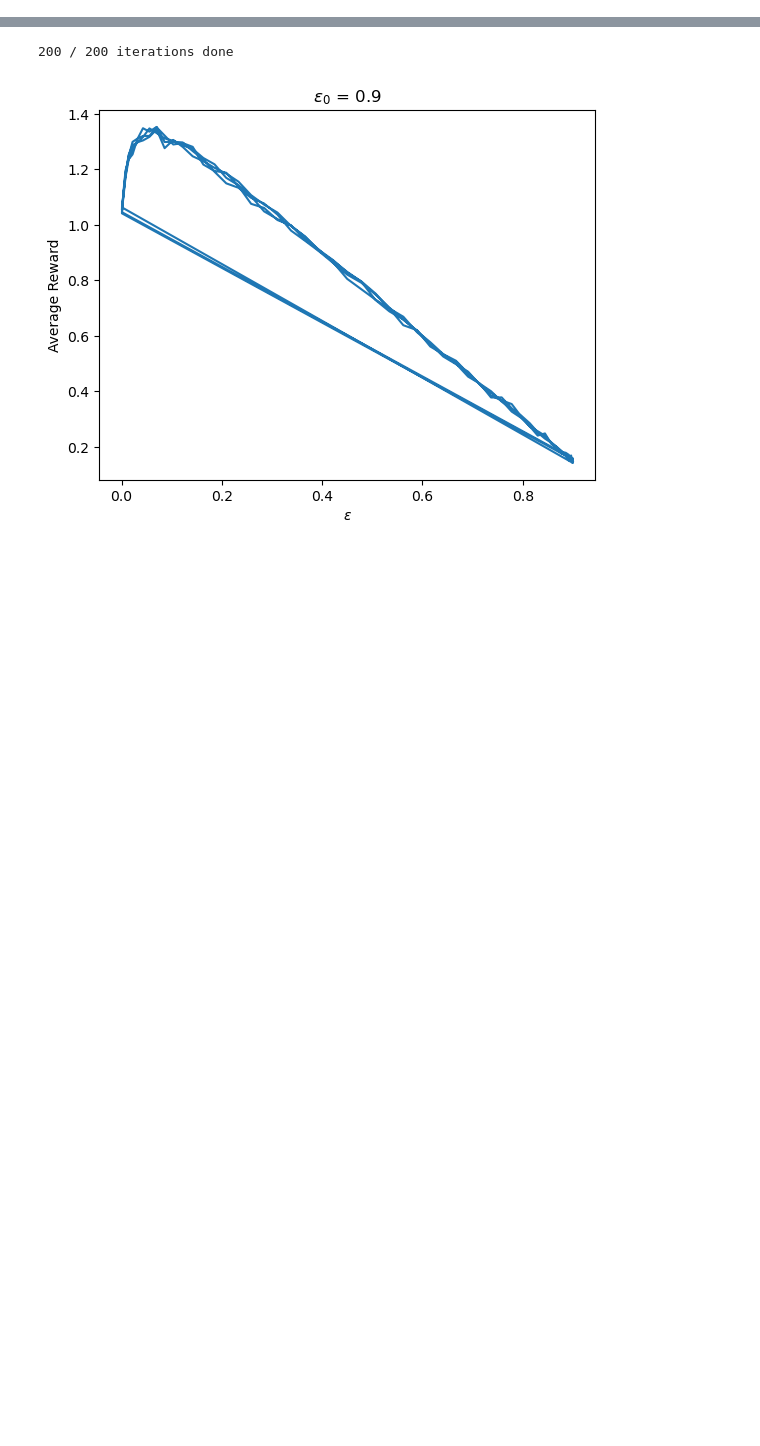
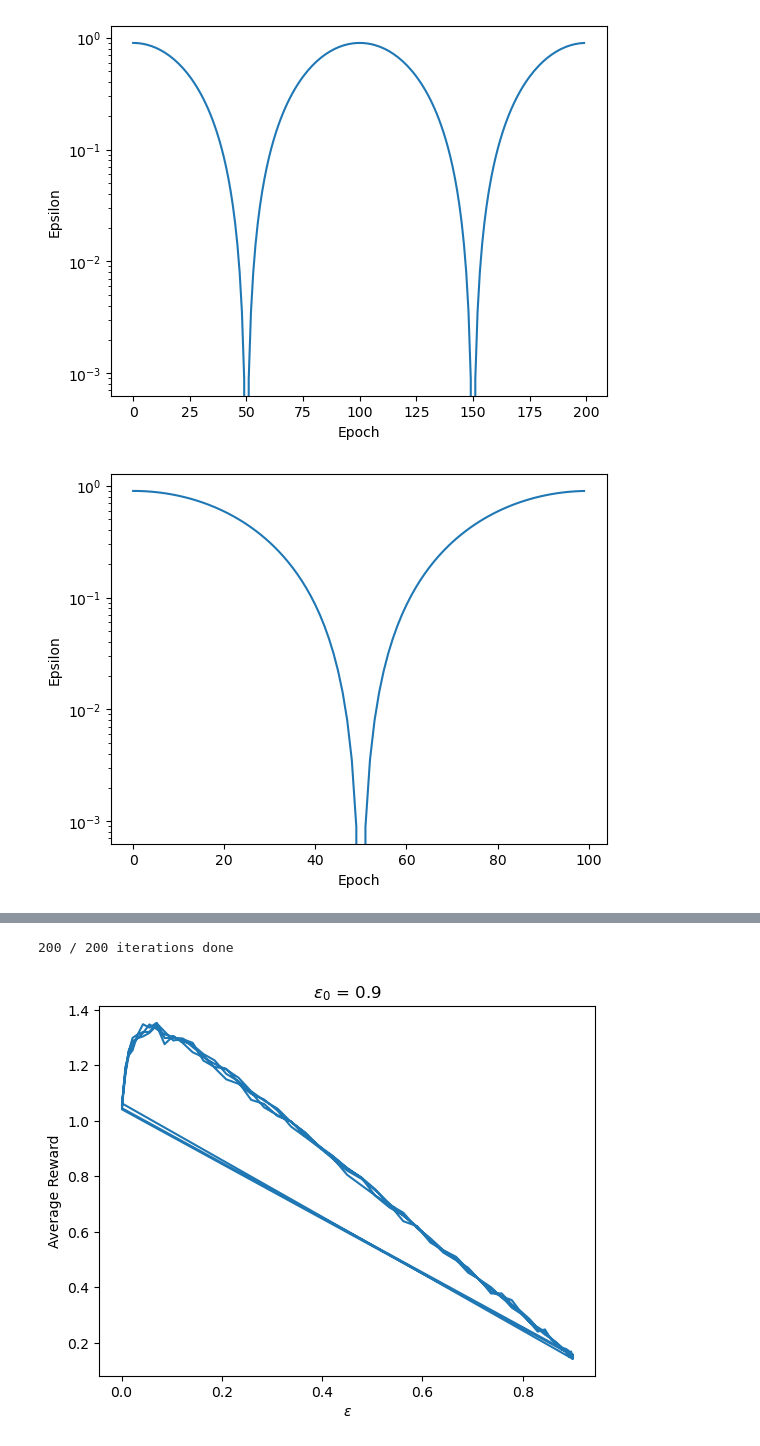
Before and after one commit to devkhullar/rltoolbox, a Jupyter notebook: epsilon_parameter.ipynb, the cells around one changed output, grey strips where cells are left out. Saved outputs shown, nothing was run; the diff lists cells and outputs as text; code cells hidden in the pictures; blank space fills up the shorter version.

```diff
--- a/epsilon_parameter.ipynb
+++ b/epsilon_parameter.ipynb
@@ -120,0 +61,7 @@ epsilon_experiment(T=400, alpha=50, epsilon_0=0.9, logscale=False)
+# %%
+epsilon_experiment(T=200, alpha=50, epsilon_0=0.9, logscale=True)
+epsilon_experiment(T=100, alpha=50, epsilon_0=0.9, logscale=True)
+epsilon_experiment(T=400, alpha=50, epsilon_0=0.9, logscale=True)
+# %% [output]
+[figure, added]
+[figure, added]
```
Also changed, not shown: parts of 8 cells of this notebook, 1 other file.
